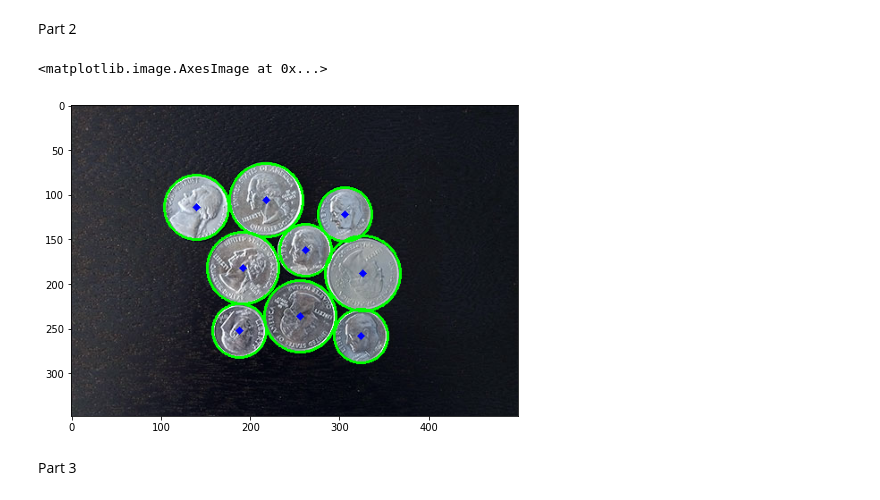
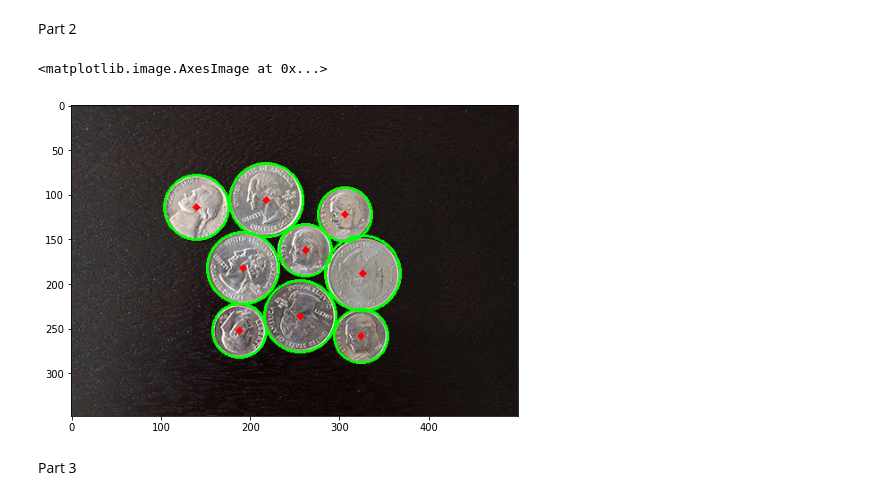
Before and after one commit to SenuriMR/EN2550---Fundamentals-of-Image-Processing-and-Machine-Vision, a Jupyter notebook: Exercise 06/Exercise_06.ipynb, the cells around one changed output. Cells and saved outputs as stored; diff of their text form; code cells hidden in the pictures.

```diff
--- a/Exercise 06/Exercise_06.ipynb
+++ b/Exercise 06/Exercise_06.ipynb
@@ -41,22 +41,22 @@ Part 2
 # %%
 img = cv.imread('coins.jpg', cv.IMREAD_COLOR)
 assert img is not None
 
 gray = cv.cvtColor(img, cv.COLOR_BGR2GRAY)
 gray = cv.medianBlur(gray,5)
 circles = cv.HoughCircles(gray,cv.HOUGH_GRADIENT,1,50, param1=150,param2=20,minRadius=20,maxRadius=50)
 circles = np.uint16(np.around(circles))
 for i in circles[0,:]:
     # draw the outer circle
     cv.circle(img,(i[0],i[1]),i[2],(0,255,0),2)
     # draw the center of the circle
     cv.circle(img,(i[0],i[1]),2,(0,0,255),3)
 
 fig,ax = plt.subplots(figsize = (8, 8))
-ax.imshow(img)
+ax.imshow(cv.cvtColor(img, cv.COLOR_BGR2RGB))
 # %% [output]
 <matplotlib.image.AxesImage at 0x...>
-[figure, old version]
+[figure, new version]
 # %% [markdown]
 Part 3
 # %%
```
Also changed, not shown: parts of 3 cells of this notebook, 4 other files.
